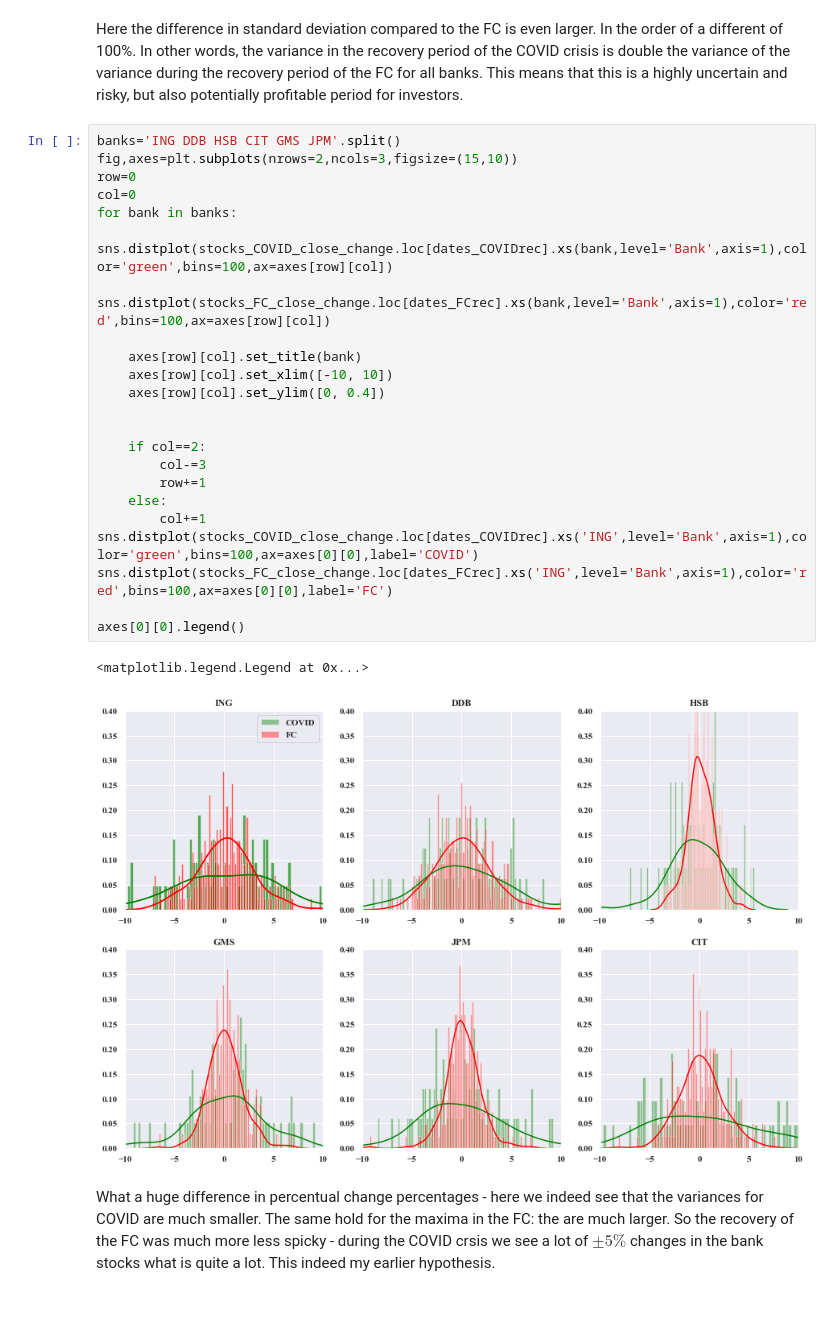
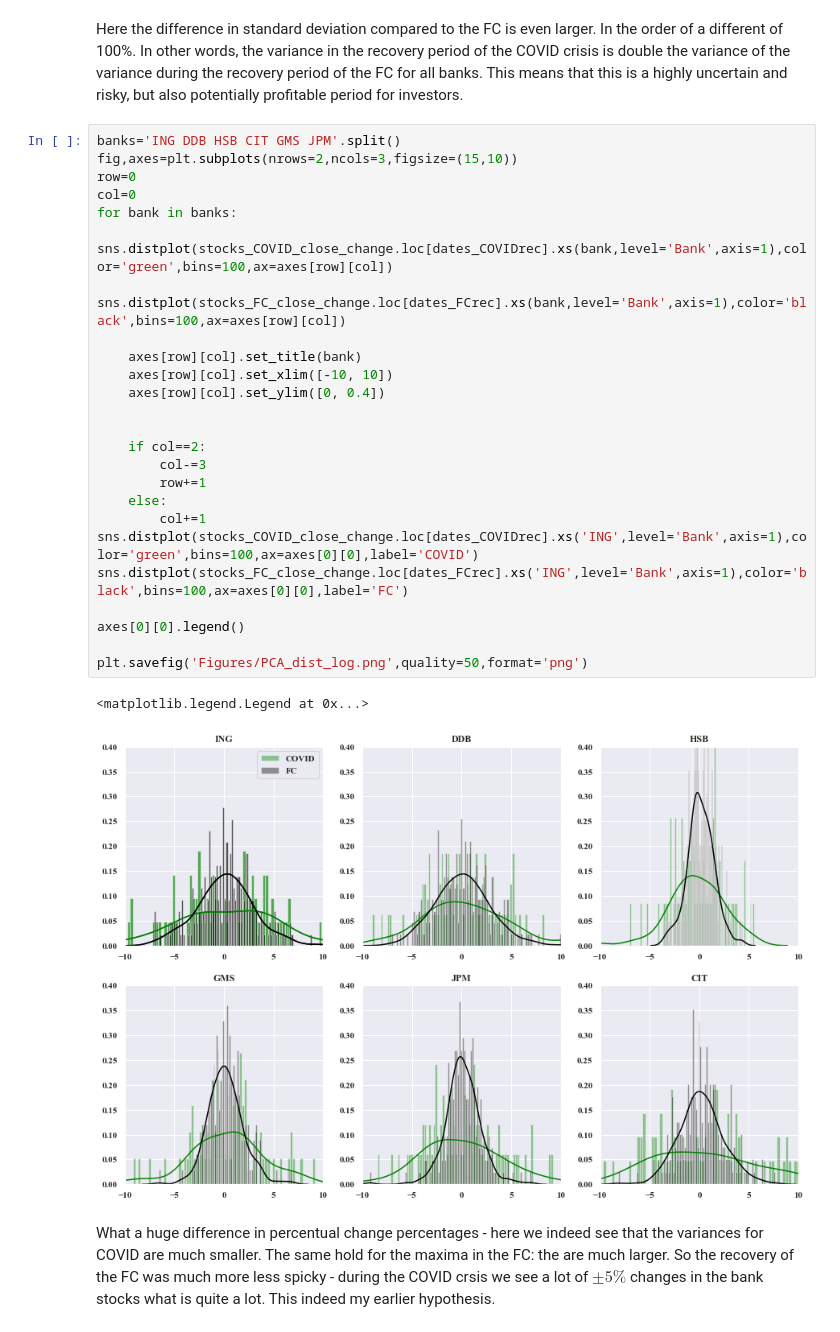
Before and after one commit to RHAALiebrand/DataAnalytics, a Jupyter notebook: Bank Stocks FC vs COVID - API, visualisation, and supervised learning/Bank_Stocks_FC_COVID.ipynb, the cells around one changed output. Drawn from its saved outputs; the diff is of its cells as text.

Commit message:
plot

```diff
--- a/Bank Stocks FC vs COVID - API, visualisation, and supervised learning/Bank_Stocks_FC_COVID.ipynb
+++ b/Bank Stocks FC vs COVID - API, visualisation, and supervised learning/Bank_Stocks_FC_COVID.ipynb
@@ -586,29 +588,31 @@ Here the difference in standard deviation compared to the FC is even larger. In
 # %%
 banks='ING DDB HSB CIT GMS JPM'.split()
 fig,axes=plt.subplots(nrows=2,ncols=3,figsize=(15,10))
 row=0
 col=0
 for bank in banks:
     sns.distplot(stocks_COVID_close_change.loc[dates_COVIDrec].xs(bank,level='Bank',axis=1),color='green',bins=100,ax=axes[row][col])
-    sns.distplot(stocks_FC_close_change.loc[dates_FCrec].xs(bank,level='Bank',axis=1),color='red',bins=100,ax=axes[row][col])
+    sns.distplot(stocks_FC_close_change.loc[dates_FCrec].xs(bank,level='Bank',axis=1),color='black',bins=100,ax=axes[row][col])
 
     axes[row][col].set_title(bank)
     axes[row][col].set_xlim([-10, 10])
     axes[row][col].set_ylim([0, 0.4])
 
 
     if col==2:
         col-=3
         row+=1
     else:
         col+=1
 sns.distplot(stocks_COVID_close_change.loc[dates_COVIDrec].xs('ING',level='Bank',axis=1),color='green',bins=100,ax=axes[0][0],label='COVID')
-sns.distplot(stocks_FC_close_change.loc[dates_FCrec].xs('ING',level='Bank',axis=1),color='red',bins=100,ax=axes[0][0],label='FC')
+sns.distplot(stocks_FC_close_change.loc[dates_FCrec].xs('ING',level='Bank',axis=1),color='black',bins=100,ax=axes[0][0],label='FC')
 
 axes[0][0].legend()
+
+plt.savefig('Figures/PCA_dist_log.png',quality=50,format='png')
 # %% [output]
 <matplotlib.legend.Legend at 0x...>
-[figure, old version]
+[figure, new version]
 # %% [markdown]
 What a huge difference in percentual change percentages - here we indeed see that the variances for COVID are much smaller. The same hold for the maxima in the FC: the are much larger. So the recovery of the FC was much more less spicky - during the COVID crsis we see a lot of $\pm5\%$ changes in the bank stocks what is quite a lot. This indeed my earlier hypothesis.
 # %%
```
Also changed, not shown: parts of 3 cells of this notebook, 1 other file.
